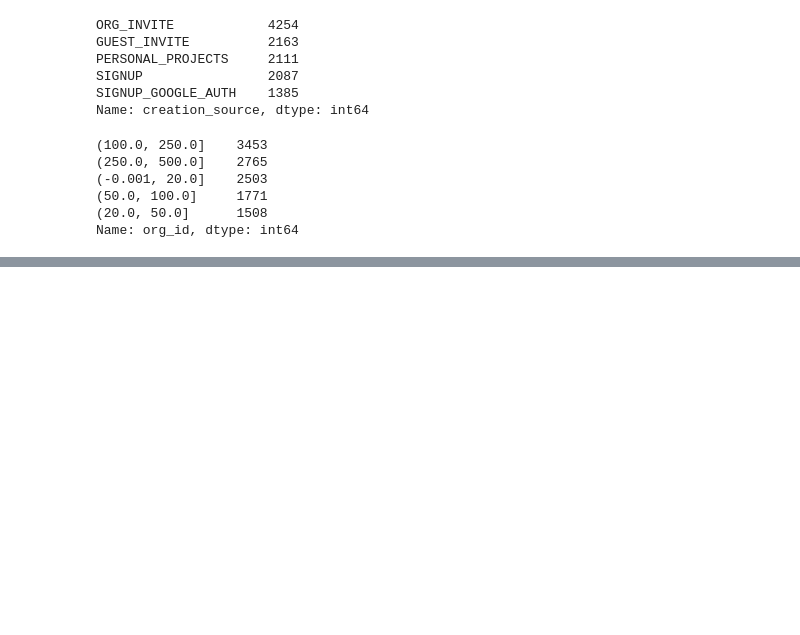
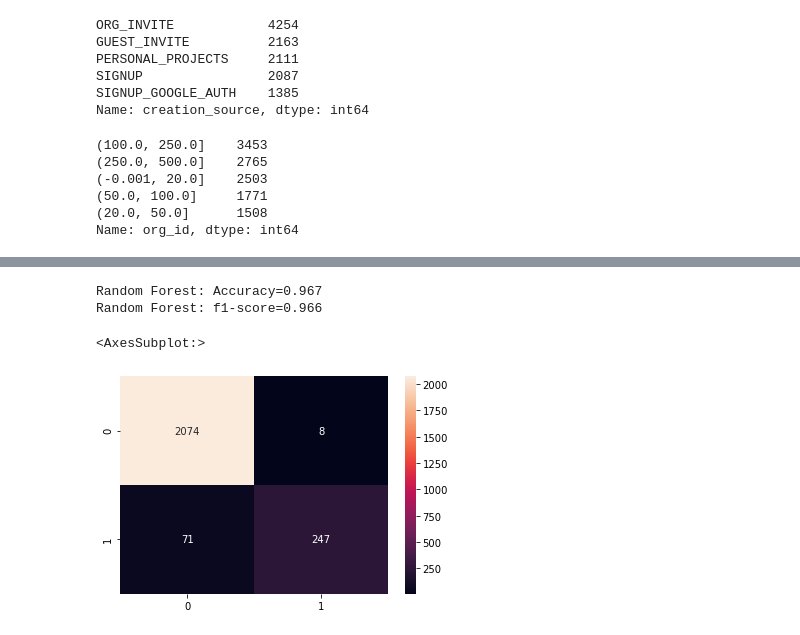
Before and after one commit to JasonCaldwellMBA/Relax, a Jupyter notebook: take_home_challenge.ipynb, the cells around one changed output, grey strips where cells are left out. Drawn from its saved outputs; the diff is of its cells as text; code cells hidden in the pictures; blank space fills up the shorter version.

```diff
--- a/take_home_challenge.ipynb
+++ b/take_home_challenge.ipynb
@@ -313,0 +339,21 @@ df_cleaned.head(3)
+# %%
+# Chose to use Random forest for this supervised learning classification problem.
+rfc = RandomForestClassifier(n_estimators=300, random_state = 1, n_jobs=-1)
+model_result = rfc.fit(X_train_scaled, y_train)
+y_pred = model_result.predict(X_test_scaled)
+y_pred_prob = model_result.predict_proba(X_test_scaled)
+ac = accuracy_score(y_test, y_pred)
+
+f1 = f1_score(y_test, y_pred, average='weighted')
+cm = confusion_matrix(y_test, y_pred)
+
+print('Random Forest: Accuracy=%.3f' % ac)
+print('Random Forest: f1-score=%.3f' % f1)
+# %% [output]
+Random Forest: Accuracy=0.967
+Random Forest: f1-score=0.966
+# %%
+sns.heatmap(cm, annot=True, fmt='d')
+# %% [output]
+<AxesSubplot:>
+[figure, added]
```
Also changed, not shown: parts of 13 cells of this notebook.
